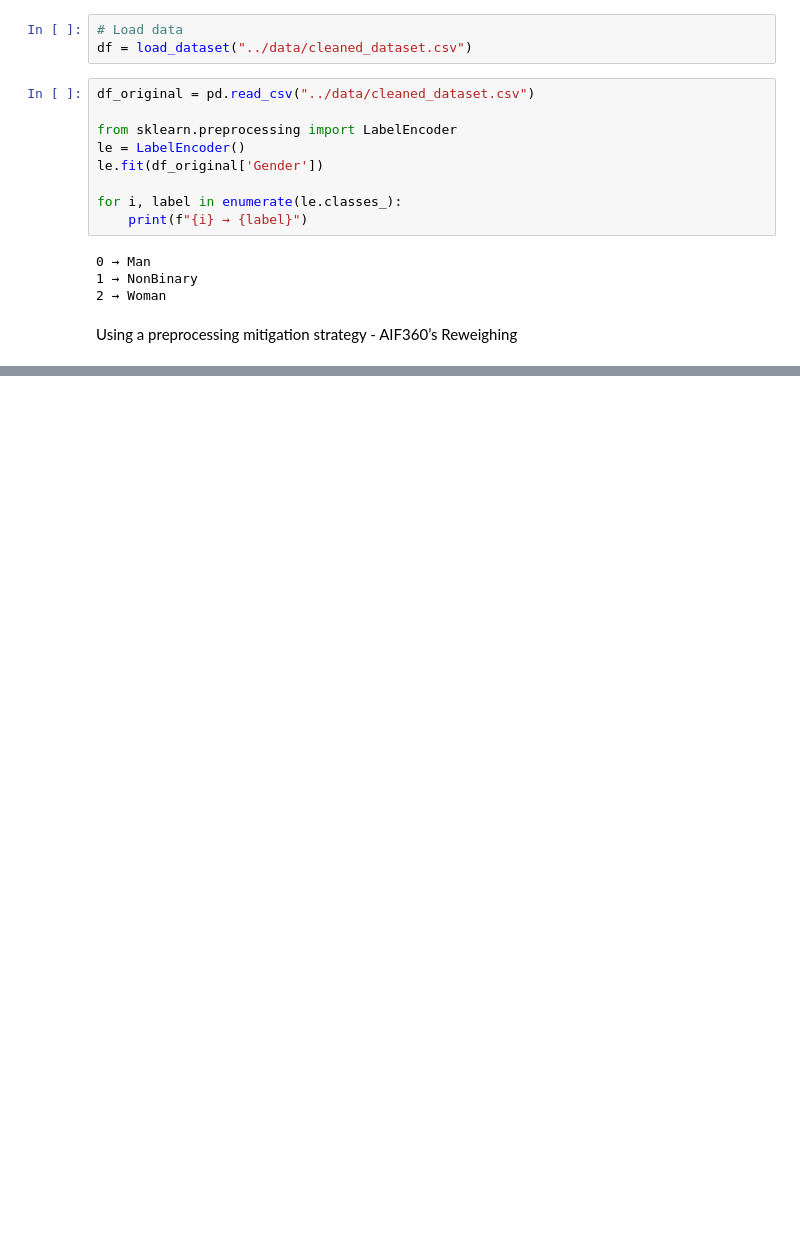
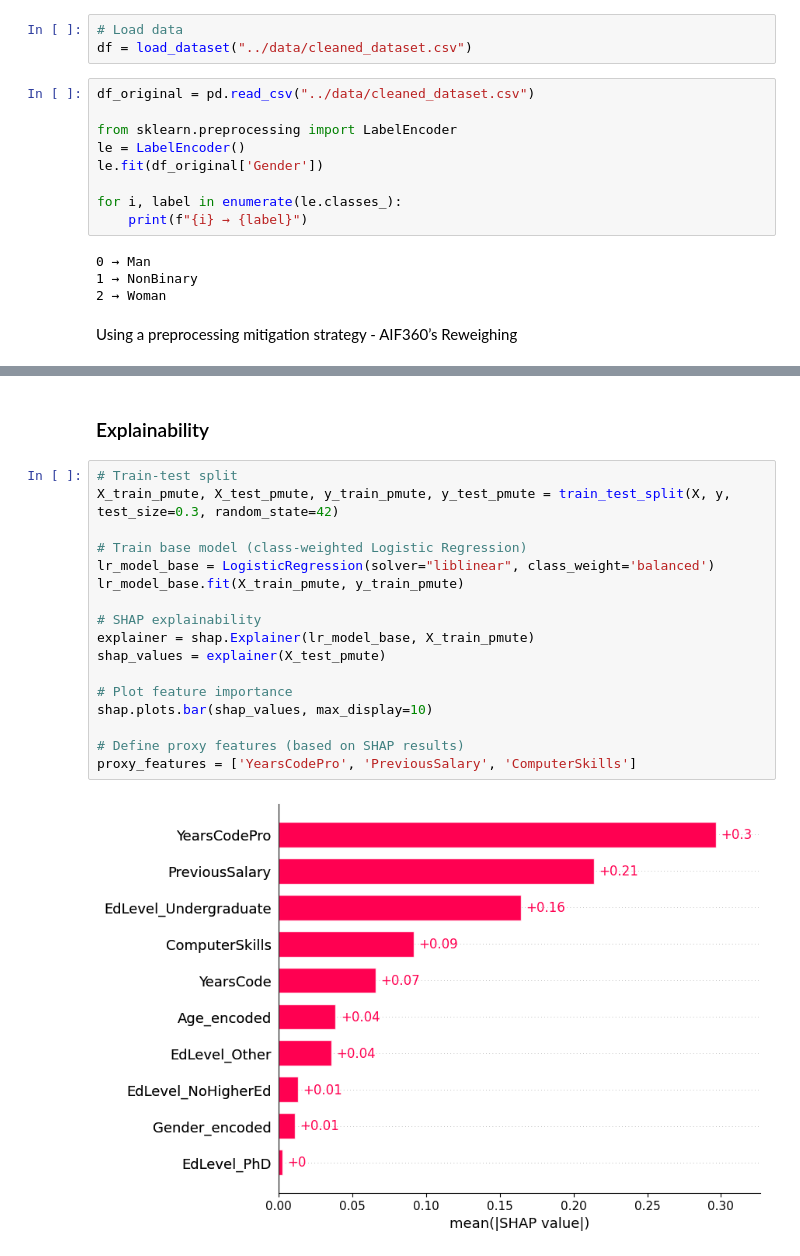
Before and after one commit to sanjna19/516-Project, a Jupyter notebook: notebooks/modeling_fairness.ipynb, the cells around one changed output, grey strips where cells are left out. Drawn from its saved outputs; the diff is of its cells as text; blank space fills up the shorter version.

Commit message:
Add files via upload
In and pre-processing, explainability changes

```diff
--- a/notebooks/modeling_fairness.ipynb
+++ b/notebooks/modeling_fairness.ipynb
@@ -35,0 +57,21 @@ Using a preprocessing mitigation strategy - AIF360’s Reweighing
+# %% [markdown]
+### Explainability
+# %%
+# Train-test split
+X_train_pmute, X_test_pmute, y_train_pmute, y_test_pmute = train_test_split(X, y, test_size=0.3, random_state=42)
+
+# Train base model (class-weighted Logistic Regression)
+lr_model_base = LogisticRegression(solver="liblinear", class_weight='balanced')
+lr_model_base.fit(X_train_pmute, y_train_pmute)
+
+# SHAP explainability
+explainer = shap.Explainer(lr_model_base, X_train_pmute)
+shap_values = explainer(X_test_pmute)
+
+# Plot feature importance
+shap.plots.bar(shap_values, max_display=10)
+
+# Define proxy features (based on SHAP results)
+proxy_features = ['YearsCodePro', 'PreviousSalary', 'ComputerSkills']
+# %% [output]
+[figure, added]
```
Also changed, not shown: parts of 16 cells of this notebook.
